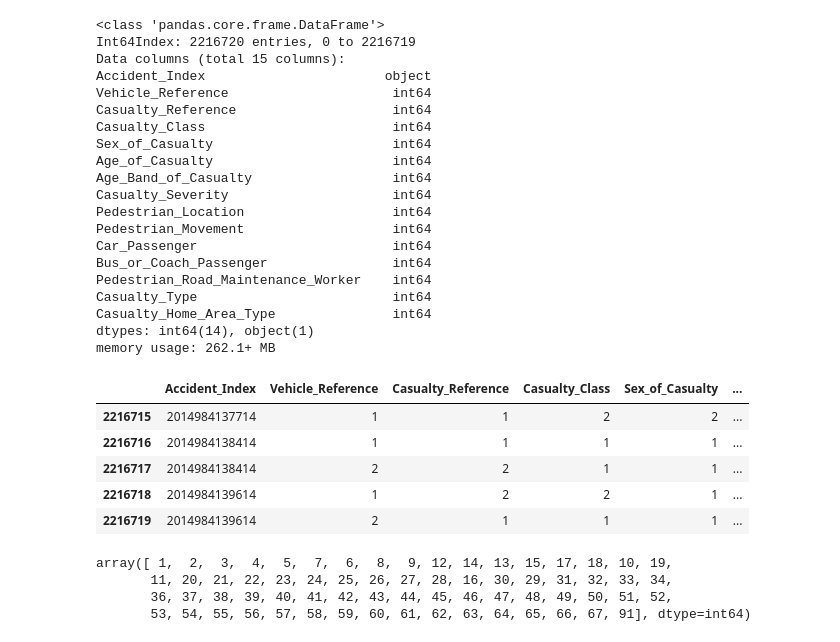
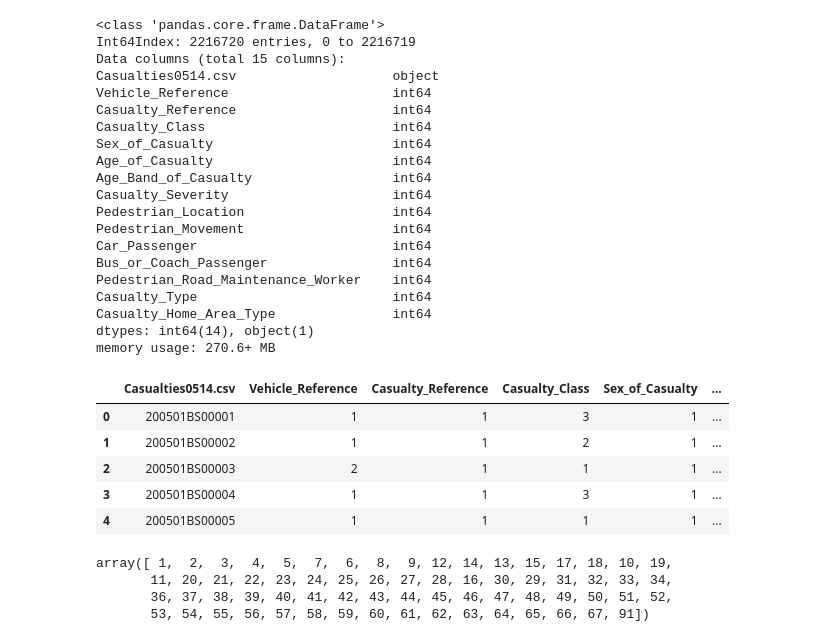
Before and after one commit to mmarto/pandas-snippets, a Jupyter notebook: casualtiesDf.ipynb, the cells around one changed output. Drawn from its saved outputs; the diff is of its cells as text; code cells hidden in the pictures.

Commit message:
Changed casualtiesDf to read source data from dropbox

```diff
--- a/casualtiesDf.ipynb
+++ b/casualtiesDf.ipynb
@@ -5,10 +1,19 @@ df = pd.read_csv('Casualties0514.csv', low_memory=True)
+# %%
+import pandas as pd
+import numpy as np
+# source: https://data.gov.uk/dataset/road-accidents-safety-data/resource/8ecee6ac-33fd-4f5b-8973-e900cc65d24a
+dwLink = 'https://dl.dropboxusercontent.com/u/45463862/Casualties0514.csv.tar.gz'
+descDwLink = 'https://dl.dropboxusercontent.com/u/45463862/Road-Accident-Safety-Data-Guide-1979-2004.xls'
+# %%
+df = pd.read_csv(dwLink, compression='gzip')
+descDict = pd.read_excel(descDwLink, sheetname=None)
 # %%
 df.info()
 # %% [output]
 <class 'pandas.core.frame.DataFrame'>
 Int64Index: 2216720 entries, 0 to 2216719
 Data columns (total 15 columns):
-﻿Accident_Index                       object
+Casualties0514.csv                    object
 Vehicle_Reference                     int64
 Casualty_Reference                    int64
 Casualty_Class                        int64
@@ -24,20 +29,20 @@ Pedestrian_Road_Maintenance_Worker    int64
 Casualty_Type                         int64
 Casualty_Home_Area_Type               int64
 dtypes: int64(14), object(1)
-memory usage: 262.1+ MB
+memory usage: 270.6+ MB
 # %%
-df.tail()
+df.head()
 # %% [output]
-|  | ﻿Accident_Index | Vehicle_Reference | Casualty_Reference | Casualty_Class | Sex_of_Casualty | ... |
-| 2216715 | 2014984137714 | 1 | 1 | 2 | 2 | ... |
-| 2216716 | 2014984138414 | 1 | 1 | 1 | 1 | ... |
-| 2216717 | 2014984138414 | 2 | 2 | 1 | 1 | ... |
-| 2216718 | 2014984139614 | 1 | 2 | 2 | 1 | ... |
-| 2216719 | 2014984139614 | 2 | 1 | 1 | 1 | ... |
+|  | Casualties0514.csv | Vehicle_Reference | Casualty_Reference | Casualty_Class | Sex_of_Casualty | ... |
+| 0 | 200501BS00001 | 1 | 1 | 3 | 1 | ... |
+| 1 | 200501BS00002 | 1 | 1 | 2 | 1 | ... |
+| 2 | 200501BS00003 | 2 | 1 | 1 | 1 | ... |
+| 3 | 200501BS00004 | 1 | 1 | 3 | 1 | ... |
+| 4 | 200501BS00005 | 1 | 1 | 1 | 1 | ... |
 # %%
-df.Vehicle_Reference.unique()
+#df.Vehicle_Reference.unique()
 # %% [output]
 array([ 1,  2,  3,  4,  5,  7,  6,  8,  9, 12, 14, 13, 15, 17, 18, 10, 19,
        11, 20, 21, 22, 23, 24, 25, 26, 27, 28, 16, 30, 29, 31, 32, 33, 34,
        36, 37, 38, 39, 40, 41, 42, 43, 44, 45, 46, 47, 48, 49, 50, 51, 52,
-       53, 54, 55, 56, 57, 58, 59, 60, 61, 62, 63, 64, 65, 66, 67, 91], dtype=int64)
+       53, 54, 55, 56, 57, 58, 59, 60, 61, 62, 63, 64, 65, 66, 67, 91])
```
Also changed, not shown: parts of 44 cells of this notebook.
